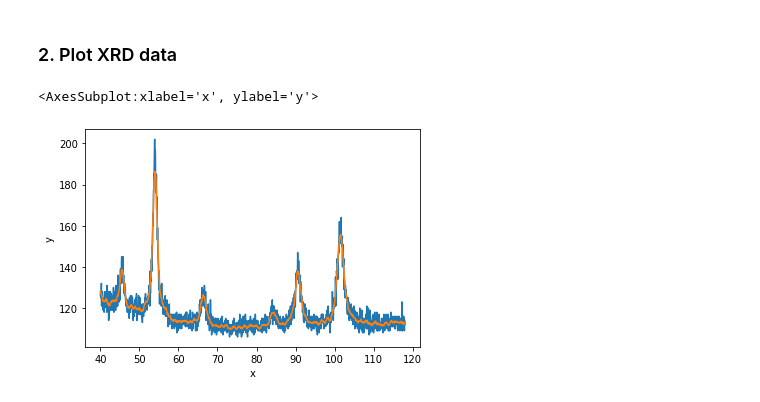
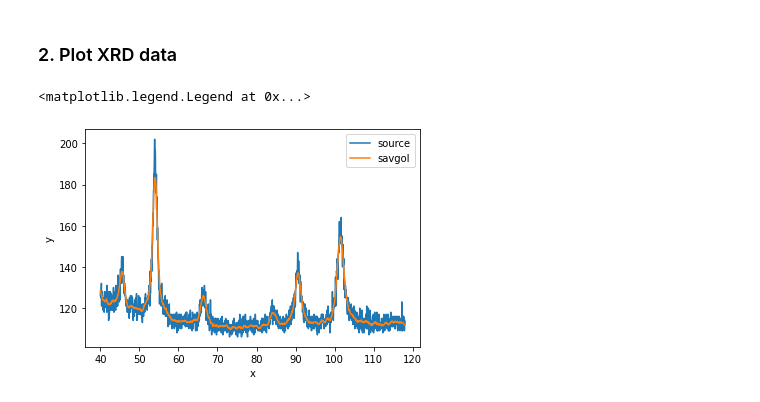
Before and after one commit to Dailehit/nanoQSAR, a Jupyter notebook: notebooks/2. QSAR_XRD.ipynb, the cells around one changed output. Drawn from its saved outputs; the diff is of its cells as text; code cells hidden in the pictures.

Commit message:
add: data

```diff
--- a/notebooks/2. QSAR_XRD.ipynb
+++ b/notebooks/2. QSAR_XRD.ipynb
@@ -174,5 +175,8 @@ fname
 # %%
 class XRD_parser:
+    """
+    Parser of XRD data based on fname
+    """
     def __init__(self):
         self.get_extension = lambda x: os.path.splitext(x)[-1]
         self.availabel_extensions = {'.UXD', '.dat', '.txt', '.xyd'}
@@ -200,9 +204,9 @@ class XRD_parser:
     def parse(self, fname:str)->list:
         with open(fname, 'rb') as file:
             data = file.readlines()
-        mask = list(map(is_float, data))
+        mask = list(map(self._is_float, data))
         selection = list(compress(data, mask))
-        xrd_data = list(map(convert_to_float, selection))
+        xrd_data = list(map(self._convert_to_float, selection))
         return xrd_data
 # %%
 parser = XRD_parser()
@@ -210,7 +230,14 @@ parser = XRD_parser()
 
 for file in files:
     fname = os.path.join(dirname, file)
+    data = parser.parse(fname=fname)
+    df = pd.DataFrame(data )
+    df = df.iloc[:, :2]
+    df.columns = ['x','y']
+    df.loc[:, 'savgol'] = signal.savgol_filter(df.y, 15,2) # 15 and 1 parameters
 
-    data = parser.parse(fname=fname)
-    df = pd.DataFrame(data)
-#     sns.lineplot(x=0, y=1, data=df)
+
+#     sns.lineplot(x='x', y='y', data=df, label = 'source')
+    sns.lineplot(x='x', y='savgol', data=df, label='savgol')
+    plt.legend()
+    plt.show()
@@ -220,14 +258,15 @@ data = parser.parse(fname=fname)
 # %%
+data = parser.parse(fname=fname)
 df = pd.DataFrame(data, columns=['x','y'])
+# savgol filtering
+df.loc[:, 'savgol'] = signal.savgol_filter(df.y, 19,1) # 15 and 1 parameters
-# %%
-# savgol filtering
-df.loc[:, 'savgol'] = signal.savgol_filter(df.y, 15,1)
 # %% [markdown]
 ### 2. Plot XRD data
 # %%
 
-sns.lineplot(x='x', y='y', data=df)
-sns.lineplot(x='x', y='savgol', data=df)
+sns.lineplot(x='x', y='y', data=df, label = 'source')
+sns.lineplot(x='x', y='savgol', data=df, label='savgol')
+plt.legend()
 # %% [output]
-<AxesSubplot:xlabel='x', ylabel='y'>
+<matplotlib.legend.Legend at 0x...>
-[figure, old version]
+[figure, new version]
```
Also changed, not shown: parts of 26 cells of this notebook, 2 other files.
